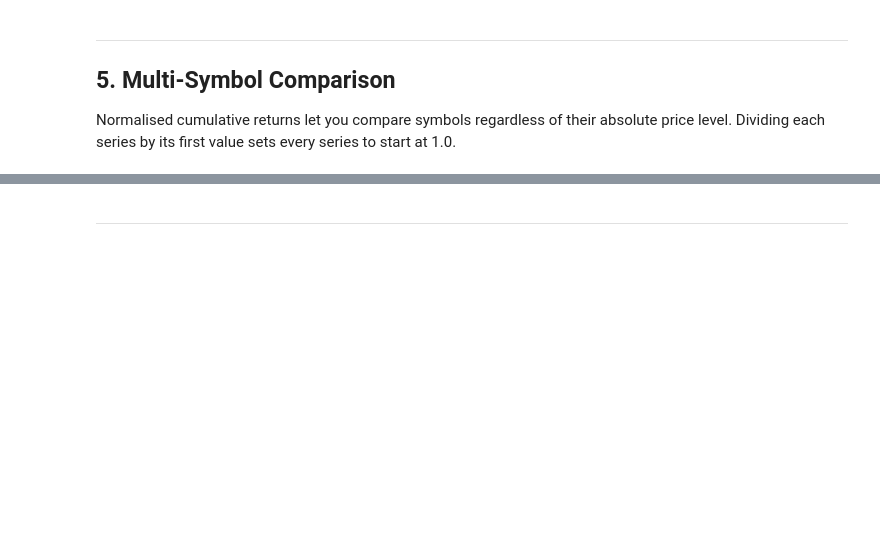
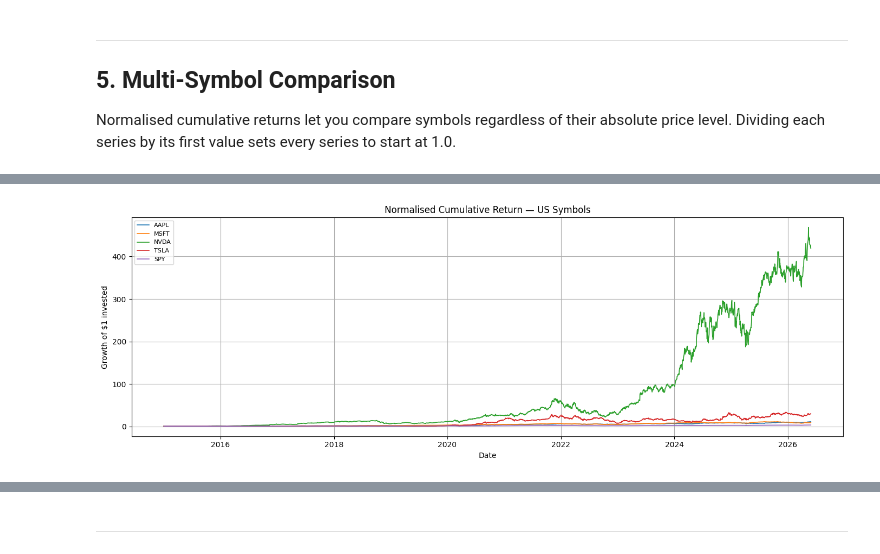
Before and after one commit to Abhinav-pro1003/SOC-Stock-Trading-With-LSTM-And-RL, a Jupyter notebook: Week2/data_loading.ipynb, the cells around one changed output, grey strips where cells are left out. Cells and saved outputs as stored; diff of their text form; code cells hidden in the pictures; blank space fills up the shorter version.

```diff
--- a/Week2/data_loading.ipynb
+++ b/Week2/data_loading.ipynb
@@ -50,15 +73,15 @@ print('PROCESSED_DIR:', PROCESSED_DIR)
 # %%
 # TODO 1.2 — Define the date range and market symbol universe
-START_DATE =     # '2015-01-01'
-END_DATE   =     # None
+START_DATE =      '2015-01-01'
+END_DATE   =      None #till today
 
 #Load the market symbols in the readme as dictionary here
 MARKET_SYMBOLS = {
-    'india':  [...],
-    'us':     [...],
-    'crypto': [...],
-    'forex':  [...],
-}
+    'india':  ['RELIANCE.NS', 'TCS.NS', 'INFY.NS', 'HDFCBANK.NS', '^NSEI'],
+    'us':     ['AAPL', 'MSFT', 'NVDA', 'TSLA', 'SPY'],
+    'crypto': ['BTC-USD', 'ETH-USD', 'BNB-USD'],
+    'forex':  ['EURUSD=X', 'GBPUSD=X', 'USDINR=X'],
+} #list of stocs of company in the country to download later.
 
-print('Markets :', list(MARKET_SYMBOLS.keys()))
-print('Symbols :', sum(len(v) for v in MARKET_SYMBOLS.values()), 'total')
+print('Markets :', list(MARKET_SYMBOLS.keys())) #show the list of all the titles/labels
+print('Symbols :', sum(len(v) for v in MARKET_SYMBOLS.values()), 'total') #go through all the iteration and add 5+5+3+3=16
@@ -215,4 +311,10 @@ Normalised cumulative returns let you compare symbols regardless of their absolu
 
 us_closes = {}
 for sym in MARKET_SYMBOLS['us']:
-    ...
+  tmp=pd.read_csv(RAW_DIR/f'{safe_symbol(sym)}.csv',parse_dates=['date']) # load the saved csv file for that stock and store it in tmp
+  tmp=tmp.set_index('date').sort_index() #make date as index and sort it from oldest to newest
+  us_closes[sym]=tmp['close'] #takes only close price colmn and store it
+
+us_df=pd.DataFrame(us_closes).ffill() #us_df stores closing price of all 5 US stocks side by side, ffill-if any date has missing value ,use previous day's value.
+print(us_df.shape)
+us_df.head()
@@ -219,9 +330,15 @@ for sym in MARKET_SYMBOLS['us']:
 # %%
 # TODO 5.2 — Normalise so each series starts at 1.0, then plot all on one chart
-...
+normalised=us_df/us_df.iloc[0]
+
+plt.figure(figsize=(14,5))
+for col in normalised.columns:
+  plt.plot(normalised.index,normalised[col],label=col,linewidth=1.2)
 plt.title('Normalised Cumulative Return — US Symbols')
 plt.ylabel('Growth of $1 invested'); plt.xlabel('Date')
 plt.legend(fontsize=8); plt.grid(True); plt.tight_layout(); plt.show()
+# %% [output]
+[figure, added]
 # %%
 # TODO 5.3 — Repeat for India symbols
 
```
Also changed, not shown: parts of 12 cells of this notebook.
